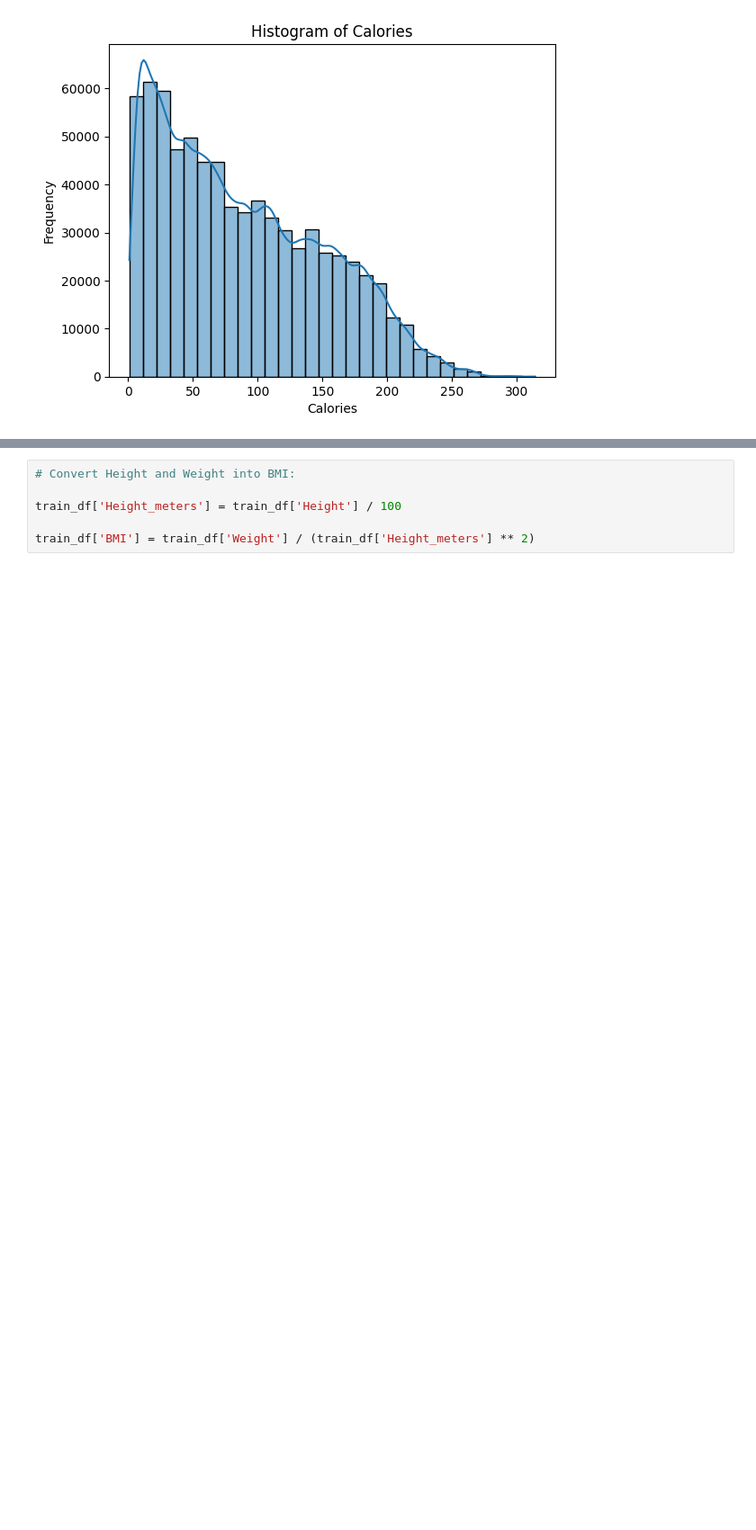
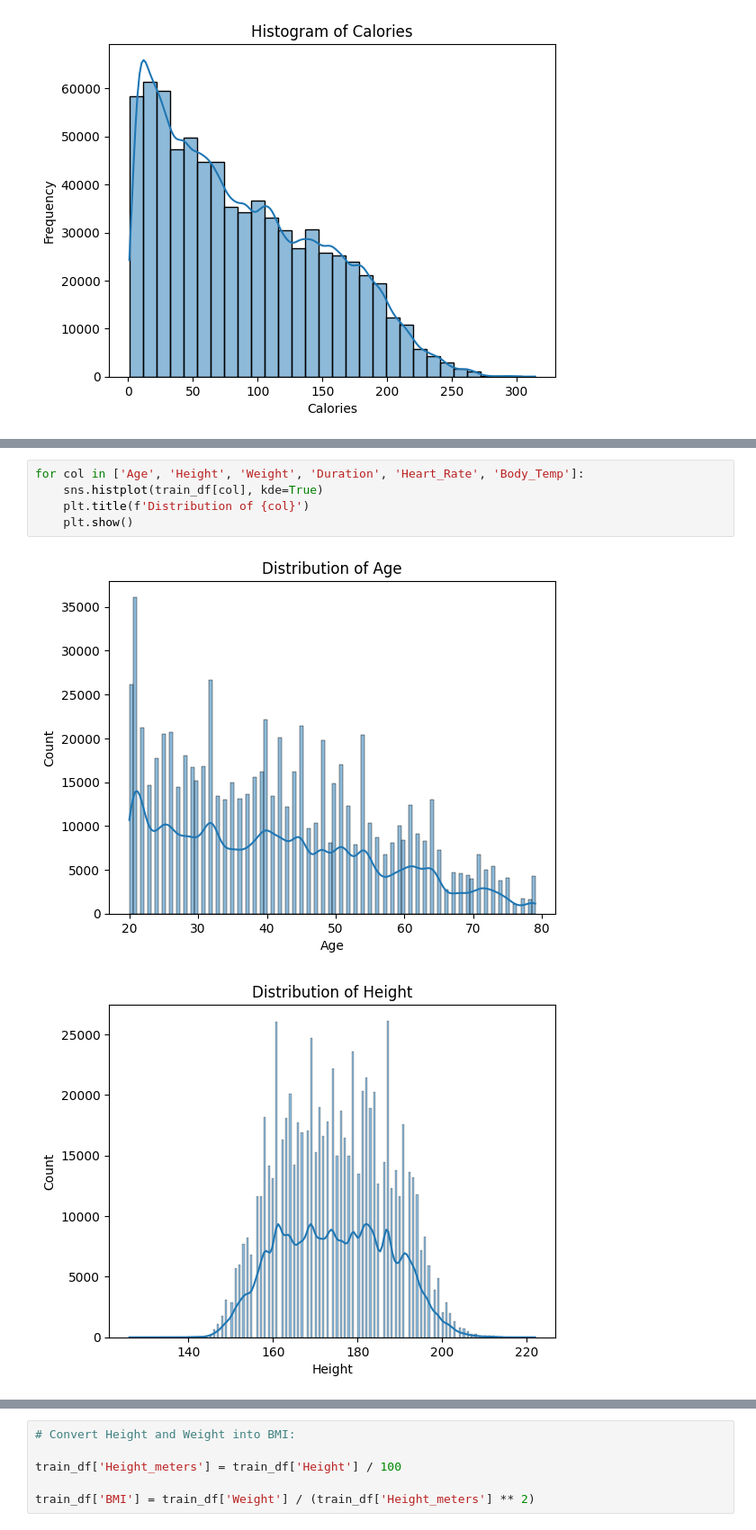
Before and after one commit to Daven88/Projects-David-Northey, a Jupyter notebook: predict-calorie-expenditure-dn-20250510.ipynb, the cells around one changed output, grey strips where cells are left out. Shown: that part at 90% size. Drawn from its saved outputs; the diff is of its cells as text; blank space fills up the shorter version.

```diff
--- a/predict-calorie-expenditure-dn-20250510.ipynb
+++ b/predict-calorie-expenditure-dn-20250510.ipynb
@@ -181,0 +202,8 @@ plt.show()
+# %%
+for col in ['Age', 'Height', 'Weight', 'Duration', 'Heart_Rate', 'Body_Temp']:
+    sns.histplot(train_df[col], kde=True)
+    plt.title(f'Distribution of {col}')
+    plt.show()
+# %% [output]
+[figure, added]
+[figure, added]
```
Also changed, not shown: parts of 10 cells of this notebook.
